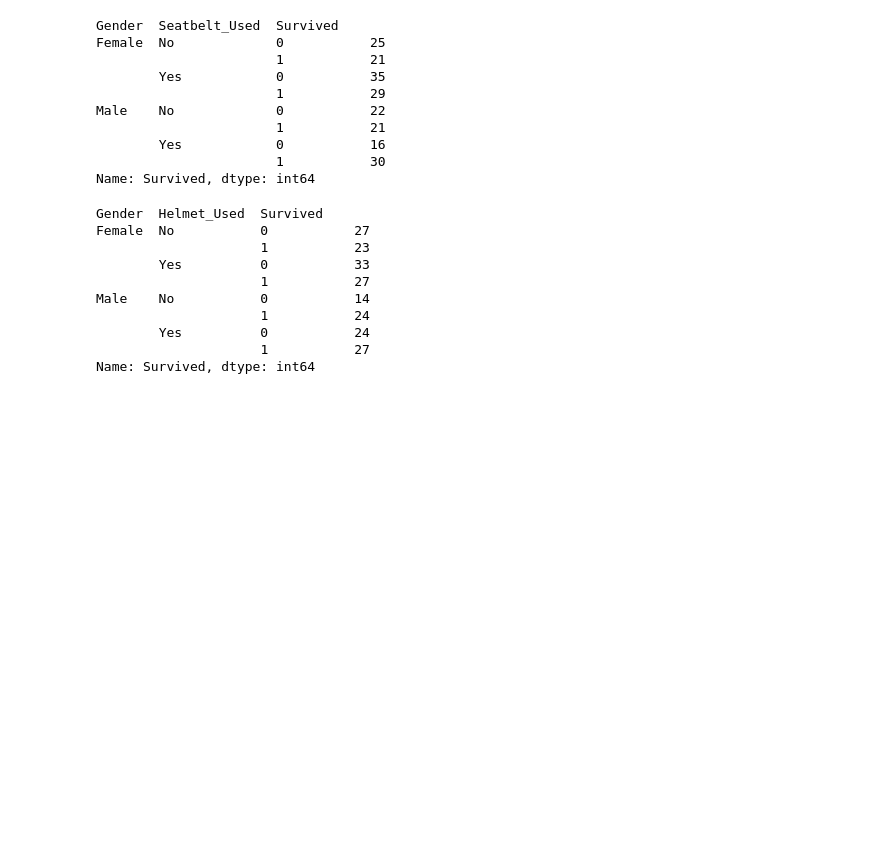
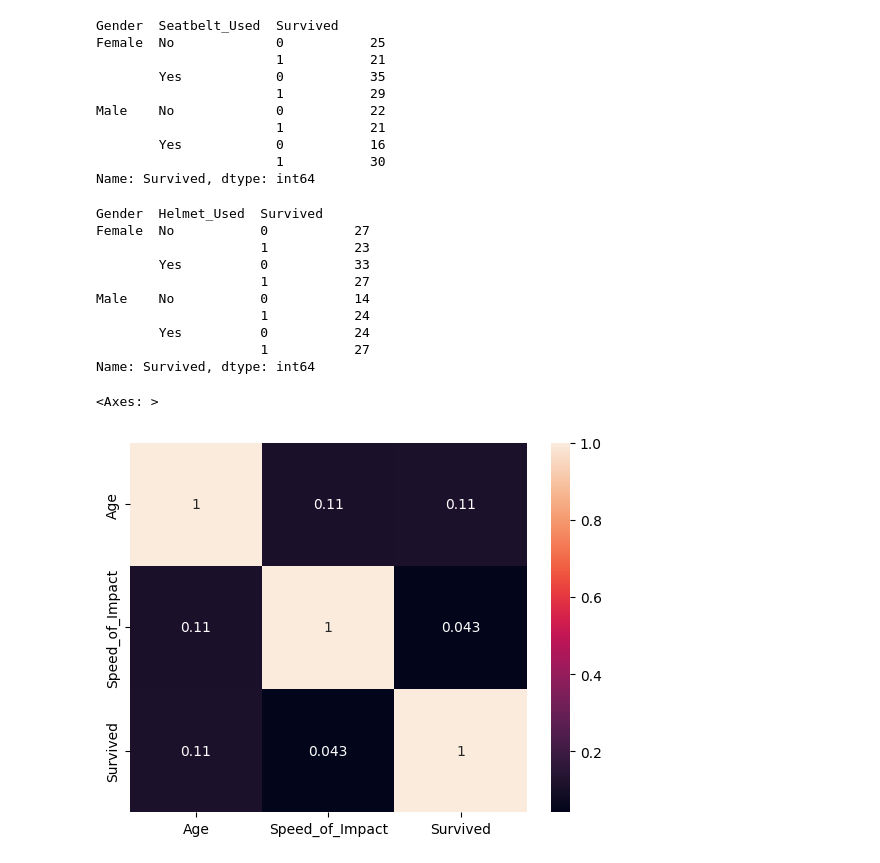
Before and after one commit to minendraa/Data-Visualization-Analysis, a Jupyter notebook: day5/accidentsurvival.ipynb, the cells around one changed output. Saved outputs shown, nothing was run; the diff lists cells and outputs as text; code cells hidden in the pictures; blank space fills up the shorter version.

Commit message:
heatmap

```diff
--- a/day5/accidentsurvival.ipynb
+++ b/day5/accidentsurvival.ipynb
@@ -121,3 +121,15 @@ Male    No           0           14
         Yes          0           24
                      1           27
 Name: Survived, dtype: int64
+# %%
+#creating heatmap
+
+df['Gender']=df['Gender'].map({"male":int(0),"female":int(1)})
+df=df[["Age","Speed_of_Impact","Survived"]]
+
+corr=df.corr()
+
+sns.heatmap(corr,annot=True)
+# %% [output]
+<Axes: >
+[figure, added]
```
